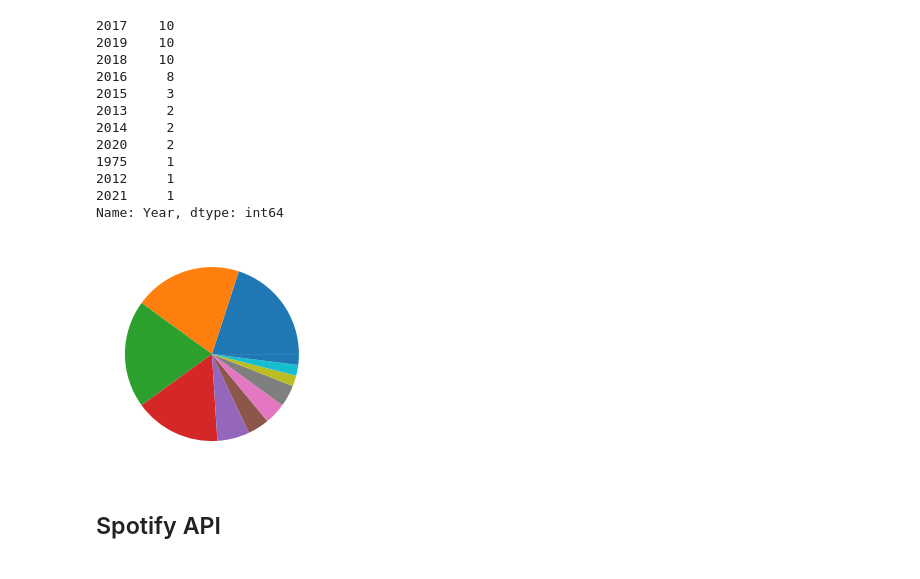
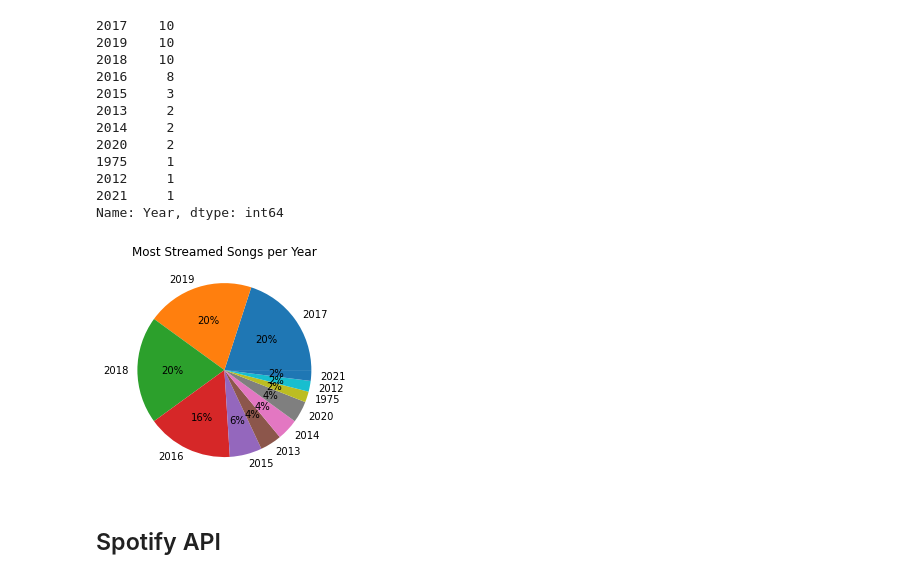
Before and after one commit to dianaagustinaf/spotidata-project, a Jupyter notebook: 1-most-streamed-songs.ipynb, the cells around one changed output. Cells and saved outputs as stored; diff of their text form; code cells hidden in the pictures.

Commit message:
add plots

```diff
--- a/1-most-streamed-songs.ipynb
+++ b/1-most-streamed-songs.ipynb
@@ -60,10 +62,12 @@ years
 2021     1
 Name: Year, dtype: int64
 # %%
-#plot
-pct_year = plt.pie(years)                ##########################  BAR !!!!!!!
+#PIE CHART Most Streamed Songs per Year
+pct_year = plt.pie(years, labels=years.index, autopct='%1.0f%%')
+plt.title("Most Streamed Songs per Year")
+plt.savefig("Figures/MostStreamedSongs/Most Streamed Songs per Year.png")
 # %% [output]
-[figure, old version]
+[figure, new version]
 # %% [markdown]
 ## Spotify API
 # %%
```
Also changed, not shown: parts of 26 cells of this notebook, 2 other files.
